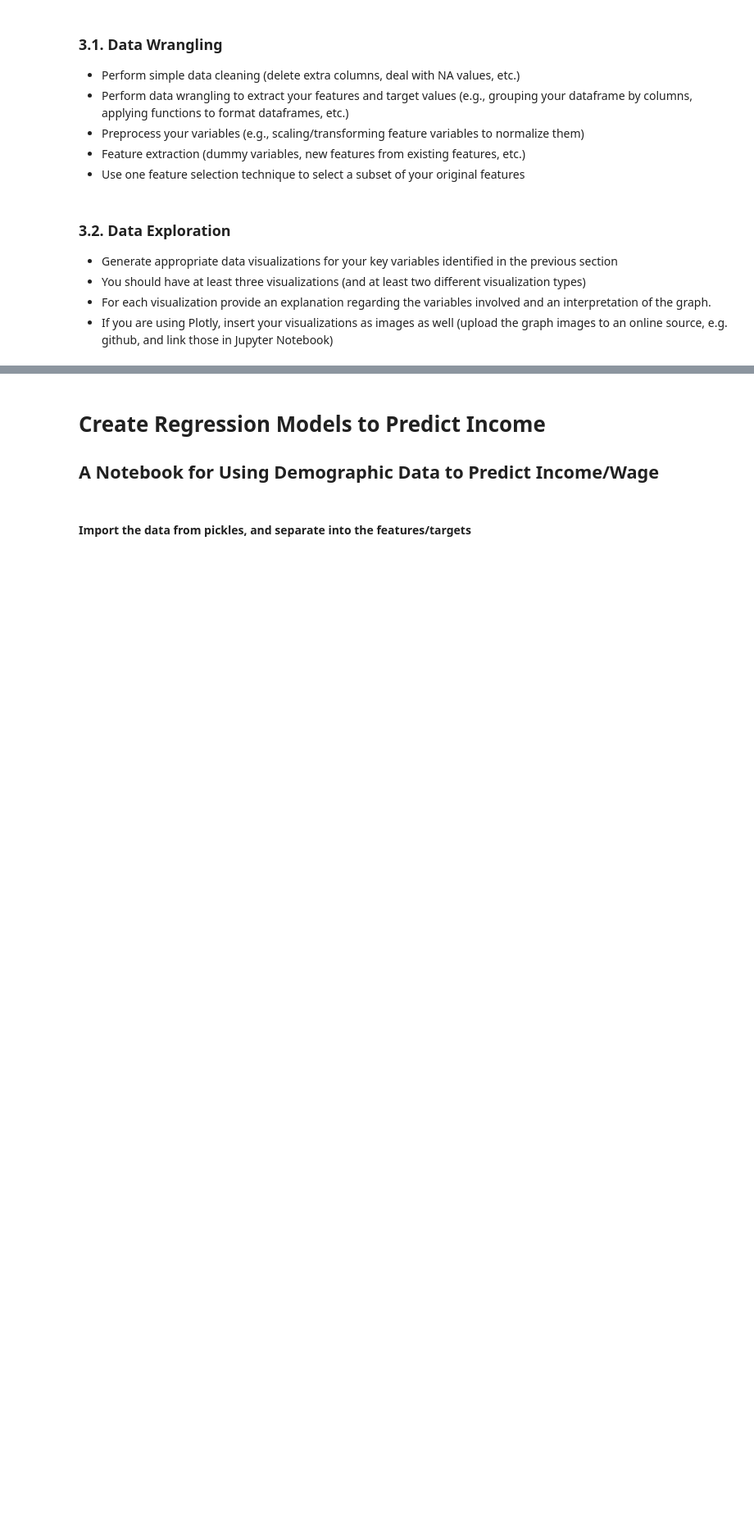
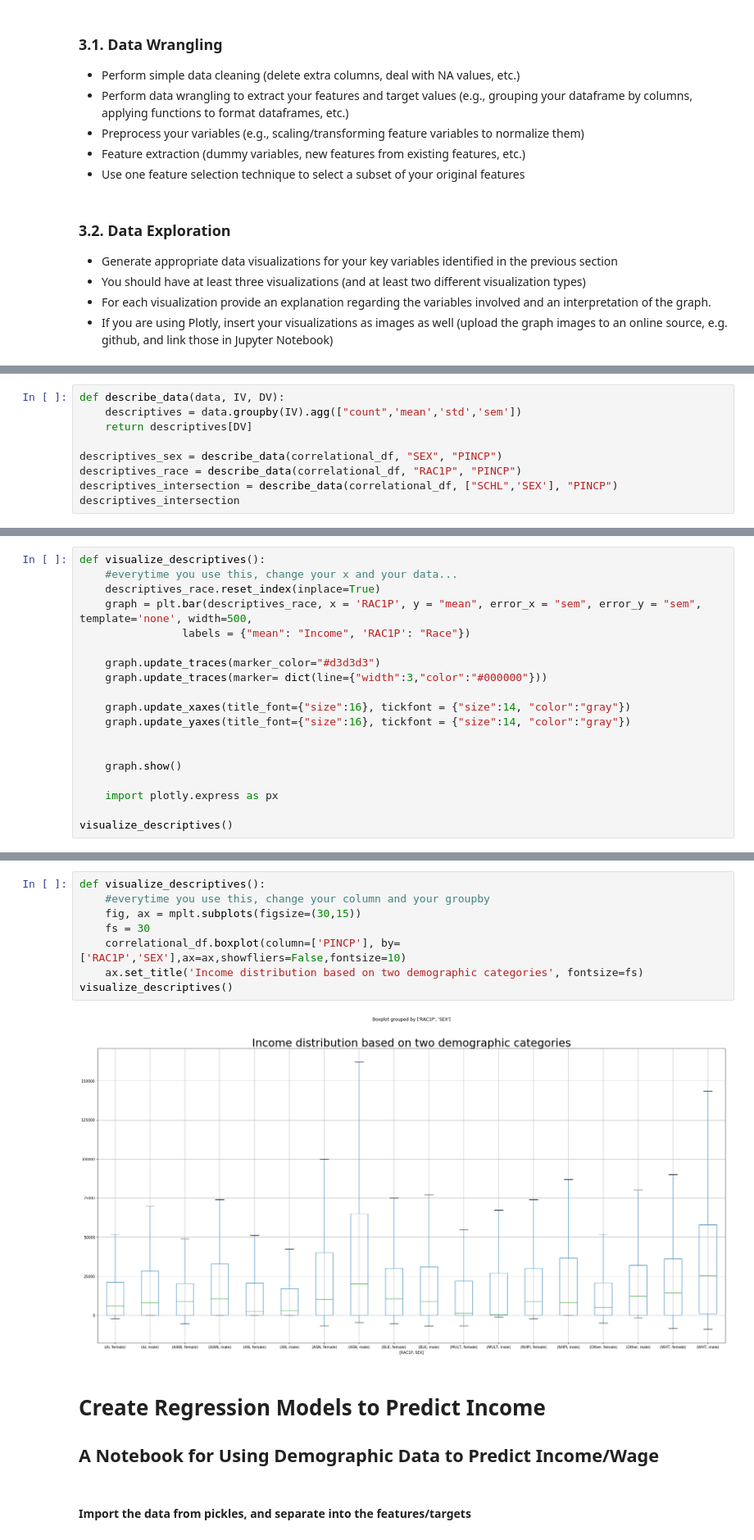
Before and after one commit to WatweA/USWageDataAnalysis, a Jupyter notebook: DS3000_FP4_SectionX_GroupY(1) (2) (1).ipynb, the cells around one changed output, grey strips where cells are left out. Shown at 82% size. Saved outputs shown, nothing was run; the diff lists cells and outputs as text; blank space fills up the shorter version.

```diff
--- a/DS3000_FP4_SectionX_GroupY(1) (2) (1).ipynb
+++ b/DS3000_FP4_SectionX_GroupY(1) (2) (1).ipynb
@@ -74,0 +140,9 @@ Given the aforementioned problem and its importance, we set out to tackle the fo
+# %%
+def describe_data(data, IV, DV):
+    descriptives = data.groupby(IV).agg(["count",'mean','std','sem'])
+    return descriptives[DV]
+
+descriptives_sex = describe_data(correlational_df, "SEX", "PINCP")
+descriptives_race = describe_data(correlational_df, "RAC1P", "PINCP")
+descriptives_intersection = describe_data(correlational_df, ["SCHL",'SEX'], "PINCP")
+descriptives_intersection
@@ -74,0 +168,19 @@ Given the aforementioned problem and its importance, we set out to tackle the fo
+# %%
+def visualize_descriptives():
+    #everytime you use this, change your x and your data...
+    descriptives_race.reset_index(inplace=True)
+    graph = plt.bar(descriptives_race, x = 'RAC1P', y = "mean", error_x = "sem", error_y = "sem", template='none', width=500,
+                labels = {"mean": "Income", 'RAC1P': "Race"})
+
+    graph.update_traces(marker_color="#d3d3d3")
+    graph.update_traces(marker= dict(line={"width":3,"color":"#000000"}))
+
+    graph.update_xaxes(title_font={"size":16}, tickfont = {"size":14, "color":"gray"})
+    graph.update_yaxes(title_font={"size":16}, tickfont = {"size":14, "color":"gray"})
+
+
+    graph.show()
+
+    import plotly.express as px
+
+visualize_descriptives()
@@ -75,3 +189,13 @@ Given the aforementioned problem and its importance, we set out to tackle the fo
+# %%
+def visualize_descriptives():
+    #everytime you use this, change your column and your groupby
+    fig, ax = mplt.subplots(figsize=(30,15))
+    fs = 30
+    correlational_df.boxplot(column=['PINCP'], by=['RAC1P','SEX'],ax=ax,showfliers=False,fontsize=10)
+    ax.set_title('Income distribution based on two demographic categories', fontsize=fs)
+visualize_descriptives()
+# %% [output]
+[figure, added]
 # %% [markdown]
 # Create Regression Models to Predict Income
 ## **A Notebook for Using Demographic Data to Predict Income/Wage**
```
Also changed, not shown: parts of 13 cells of this notebook.
